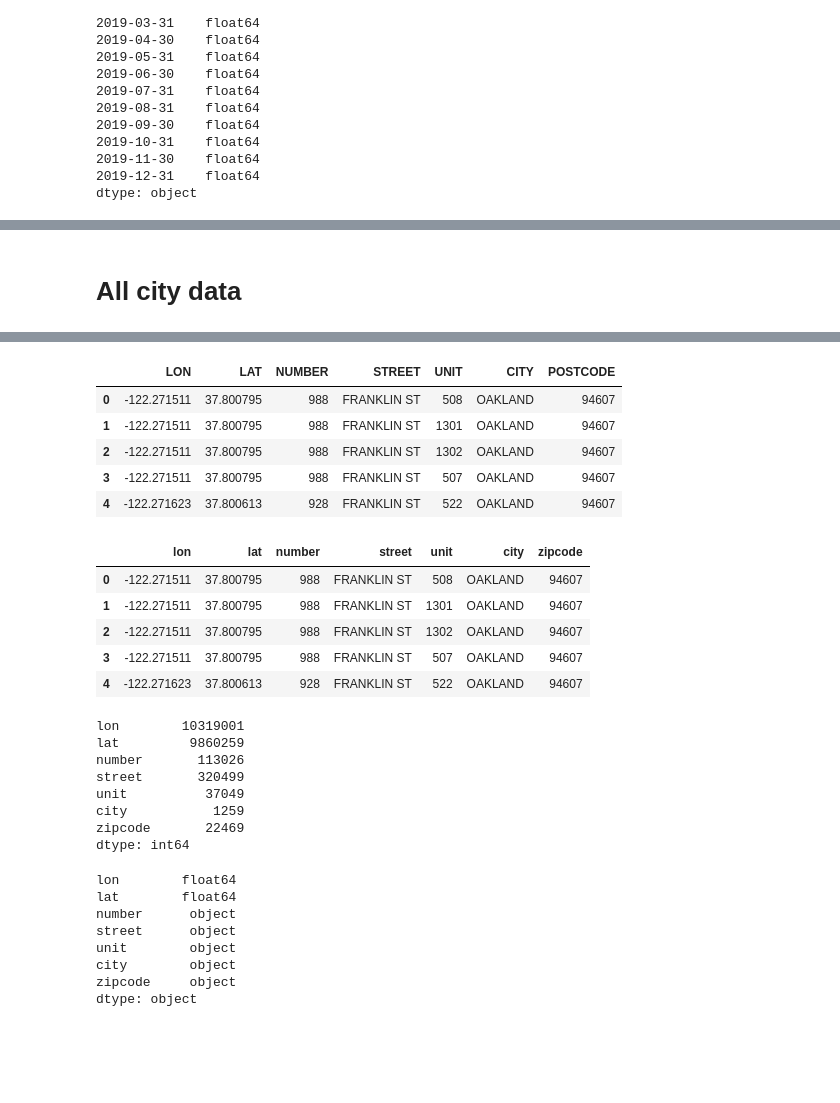
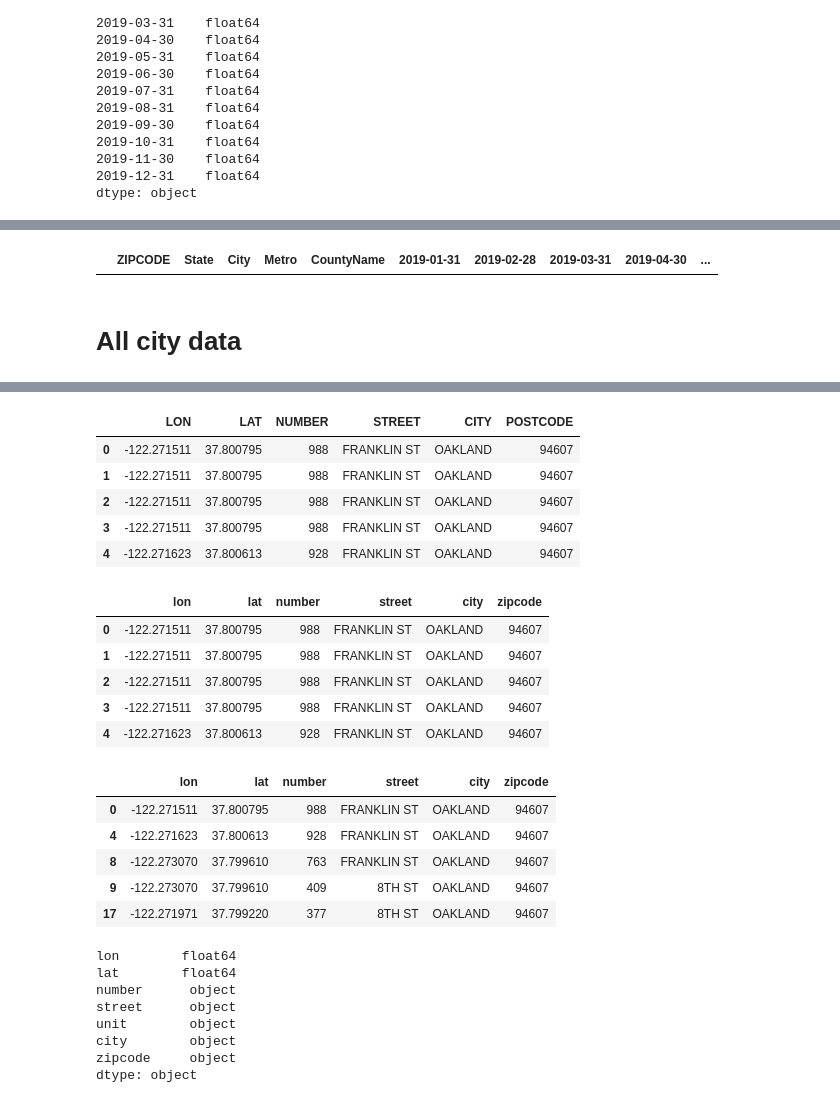
Before and after one commit to speddings/crime_housing_analysis, a Jupyter notebook: crime_housing_data.ipynb, the cells around one changed output, grey strips where cells are left out. Drawn from its saved outputs; the diff is of its cells as text; code cells hidden in the pictures; blank space fills up the shorter version.

Commit message:
update cleaning file

```diff
--- a/crime_housing_data.ipynb
+++ b/crime_housing_data.ipynb
@@ -641,3 +375,9 @@ dtype: int64
+# %%
+# check: find null values in DF
+# [single column] clean_ca_allCity[clean_ca_allCity['city'].isna()]
+clean_ca_housing[clean_ca_housing.isna().any(axis=1)]
+# %% [output]
+|  | ZIPCODE | State | City | Metro | CountyName | 2019-01-31 | 2019-02-28 | 2019-03-31 | 2019-04-30 | ... |
 # %% [markdown]
 # All city data
 # %%
@@ -664,18 +404,18 @@ ca_allCity.head(20)
 | 18 | -122.197520 | 37.811603 | 5025 | WOODMINSTER LN | 101 | OAKLAND | NaN | NaN | 94602 | 29-1255-40 | cfacfc1af2ec9974 |
 | 19 | -122.197520 | 37.811603 | 5021 | WOODMINSTER LN | C1 | OAKLAND | NaN | NaN | 94602 | 29-1255-40 | 250ca787937b0055 |
 # %%
-# remove excess date columns
-ca_allCity.drop(['DISTRICT', 'REGION', 'HASH', 'ID'],axis=1, inplace=True)
+# 1- remove excess columns
+ca_allCity.drop(['DISTRICT', 'REGION', 'HASH', 'ID', 'UNIT'],axis=1, inplace=True)
 ca_allCity.head()
 # %% [output]
-|  | LON | LAT | NUMBER | STREET | UNIT | CITY | POSTCODE |
-| 0 | -122.271511 | 37.800795 | 988 | FRANKLIN ST | 508 | OAKLAND | 94607 |
-| 1 | -122.271511 | 37.800795 | 988 | FRANKLIN ST | 1301 | OAKLAND | 94607 |
-| 2 | -122.271511 | 37.800795 | 988 | FRANKLIN ST | 1302 | OAKLAND | 94607 |
-| 3 | -122.271511 | 37.800795 | 988 | FRANKLIN ST | 507 | OAKLAND | 94607 |
-| 4 | -122.271623 | 37.800613 | 928 | FRANKLIN ST | 522 | OAKLAND | 94607 |
+|  | LON | LAT | NUMBER | STREET | CITY | POSTCODE |
+| 0 | -122.271511 | 37.800795 | 988 | FRANKLIN ST | OAKLAND | 94607 |
+| 1 | -122.271511 | 37.800795 | 988 | FRANKLIN ST | OAKLAND | 94607 |
+| 2 | -122.271511 | 37.800795 | 988 | FRANKLIN ST | OAKLAND | 94607 |
+| 3 | -122.271511 | 37.800795 | 988 | FRANKLIN ST | OAKLAND | 94607 |
+| 4 | -122.271623 | 37.800613 | 928 | FRANKLIN ST | OAKLAND | 94607 |
 # %%
-# change lables
+# 2- relable column headers
 # df = df.rename(columns={'oldName1': 'newName1', 'oldName2': 'newName2'})
 ca_allCity.rename(columns={'LON':'lon',
                           'LAT':'lat',
@@ -687,22 +427,21 @@ ca_allCity.rename(columns={'LON':'lon',
                           }, inplace=True)
 ca_allCity.head()
 # %% [output]
-|  | lon | lat | number | street | unit | city | zipcode |
-| 0 | -122.271511 | 37.800795 | 988 | FRANKLIN ST | 508 | OAKLAND | 94607 |
-| 1 | -122.271511 | 37.800795 | 988 | FRANKLIN ST | 1301 | OAKLAND | 94607 |
-| 2 | -122.271511 | 37.800795 | 988 | FRANKLIN ST | 1302 | OAKLAND | 94607 |
-| 3 | -122.271511 | 37.800795 | 988 | FRANKLIN ST | 507 | OAKLAND | 94607 |
-| 4 | -122.271623 | 37.800613 | 928 | FRANKLIN ST | 522 | OAKLAND | 94607 |
+|  | lon | lat | number | street | city | zipcode |
+| 0 | -122.271511 | 37.800795 | 988 | FRANKLIN ST | OAKLAND | 94607 |
+| 1 | -122.271511 | 37.800795 | 988 | FRANKLIN ST | OAKLAND | 94607 |
+| 2 | -122.271511 | 37.800795 | 988 | FRANKLIN ST | OAKLAND | 94607 |
+| 3 | -122.271511 | 37.800795 | 988 | FRANKLIN ST | OAKLAND | 94607 |
+| 4 | -122.271623 | 37.800613 | 928 | FRANKLIN ST | OAKLAND | 94607 |
-# %%
-# count unique values in each column
-ca_allCity.nunique()
-# %% [output]
-lon        10319001
-lat         9860259
-number       113026
-street       320499
-unit          37049
-city           1259
-zipcode       22469
-dtype: int64
+# %%
+# 3- drop duplicate rows
+clean_allcity_df = ca_allCity.drop_duplicates()
+clean_allcity_df.head()
+# %% [output]
+|  | lon | lat | number | street | city | zipcode |
+| 0 | -122.271511 | 37.800795 | 988 | FRANKLIN ST | OAKLAND | 94607 |
+| 4 | -122.271623 | 37.800613 | 928 | FRANKLIN ST | OAKLAND | 94607 |
+| 8 | -122.273070 | 37.799610 | 763 | FRANKLIN ST | OAKLAND | 94607 |
+| 9 | -122.273070 | 37.799610 | 409 | 8TH ST | OAKLAND | 94607 |
+| 17 | -122.271971 | 37.799220 | 377 | 8TH ST | OAKLAND | 94607 |
 # %%
```
Also changed, not shown: parts of 40 cells of this notebook.
